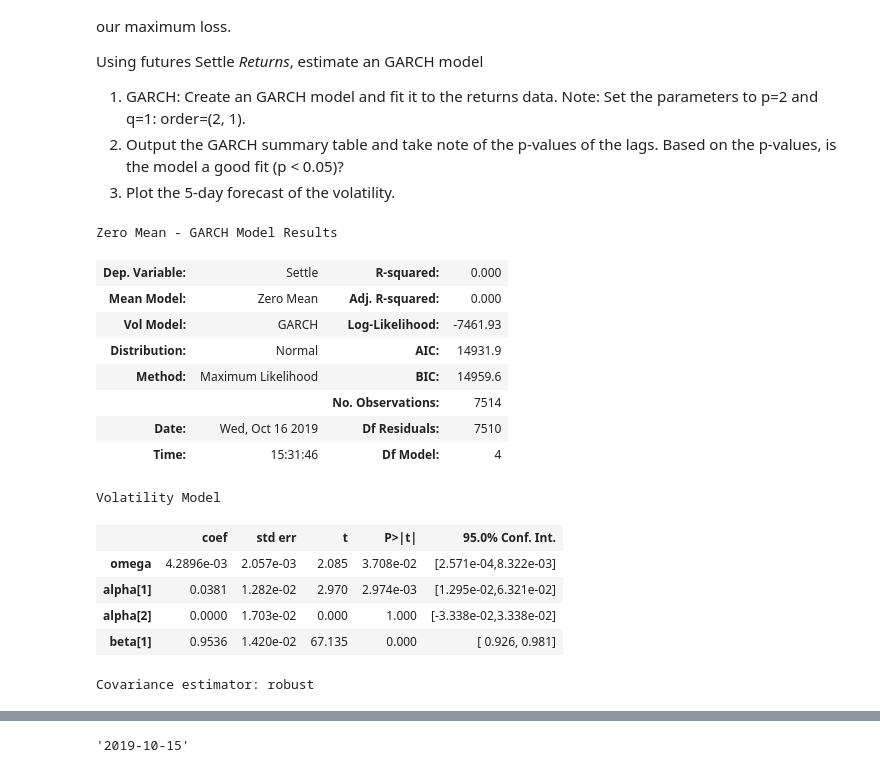
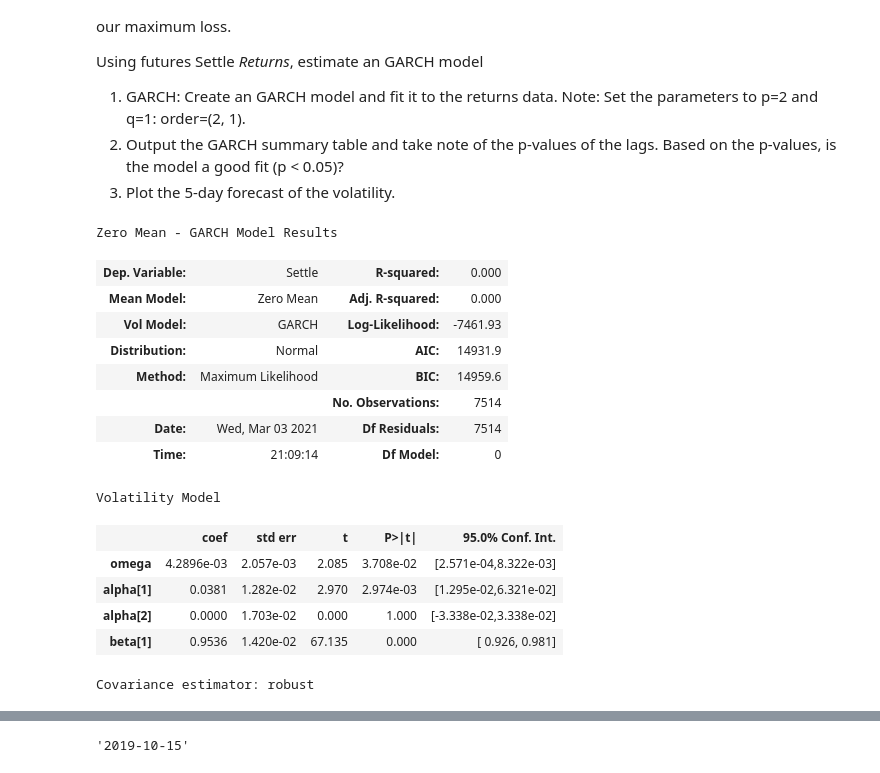
Before and after one commit to Vielufs/TimeSeriesAnalysis, a Jupyter notebook: time_series_analysis.ipynb, the cells around one changed output, grey strips where cells are left out. Cells and saved outputs as stored; diff of their text form; code cells hidden in the pictures.

```diff
--- a/time_series_analysis.ipynb
+++ b/time_series_analysis.ipynb
@@ -223,16 +279,22 @@ import arch
+# %%
+# Estimate a GARCH model:
+model3=arch_model(returns,mean="Zero",vol="GARCH",p=2,q=1)
+
+# Fit the model
+results3=model3.fit(disp="off")
 # %%
 # Summarize the model results
-# YOUR CODE HERE!
+results3.summary()
 # %% [output]
 Zero Mean - GARCH Model Results
 | Dep. Variable: | Settle | R-squared: | 0.000 |
 | Mean Model: | Zero Mean | Adj. R-squared: | 0.000 |
 | Vol Model: | GARCH | Log-Likelihood: | -7461.93 |
 | Distribution: | Normal | AIC: | 14931.9 |
 | Method: | Maximum Likelihood | BIC: | 14959.6 |
 |  |  | No. Observations: | 7514 |
-| Date: | Wed, Oct 16 2019 | Df Residuals: | 7510 |
-| Time: | 15:31:46 | Df Model: | 4 |
+| Date: | Wed, Mar 03 2021 | Df Residuals: | 7514 |
+| Time: | 21:09:14 | Df Model: | 0 |
 Volatility Model
 |  | coef | std err | t | P>|t| | 95.0% Conf. Int. |
 | omega | 4.2896e-03 | 2.057e-03 | 2.085 | 3.708e-02 | [2.571e-04,8.322e-03] |
```
Also changed, not shown: parts of 17 cells of this notebook.
